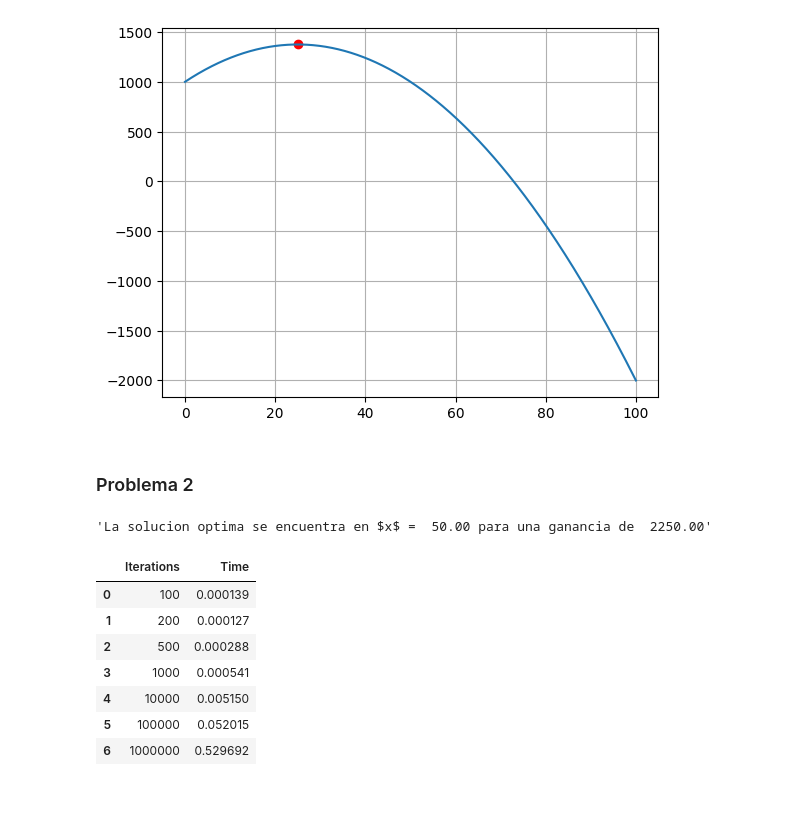
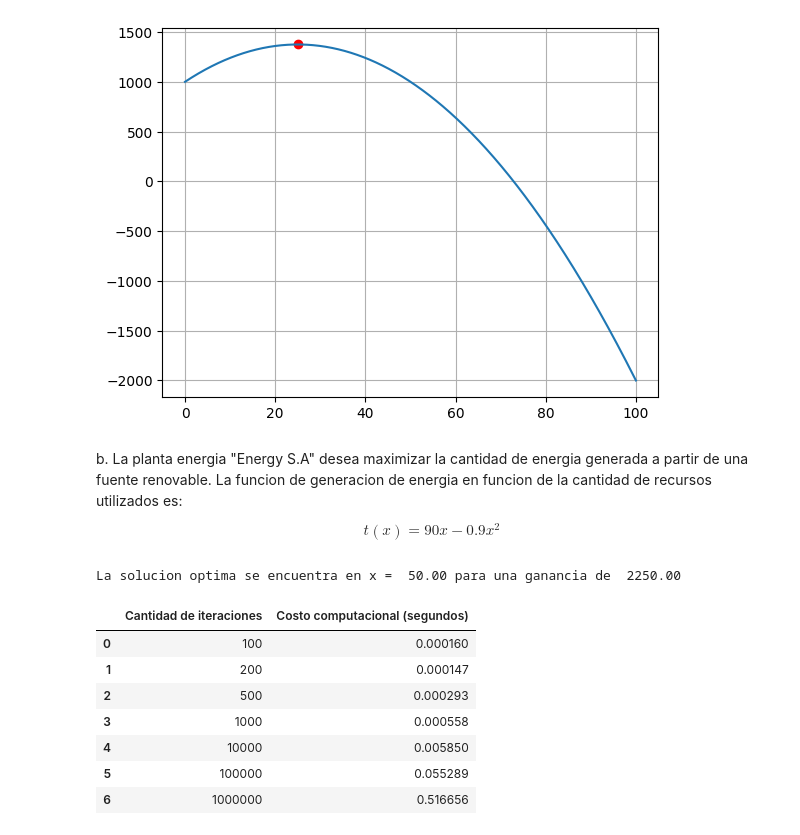
Before and after one commit to kkyouma/optimizacion, a Jupyter notebook: Prueba 1/guia-1.ipynb, the cells around one changed output. Drawn from its saved outputs; the diff is of its cells as text; code cells hidden in the pictures; blank space fills up the shorter version.

```diff
--- a/Prueba 1/guia-1.ipynb
+++ b/Prueba 1/guia-1.ipynb
@@ -62,44 +68,49 @@ plt.grid()
 # %% [output]
 El mayor beneficio se encuentra en x =  25.00, con  1375.00 de beneficio
 [figure]
-# %% [markdown]
-### Problema 2
+# %% [markdown]
+b. La planta energia "Energy S.A" desea maximizar la cantidad de energia generada a partir de una fuente renovable. La funcion de generacion de energia en funcion de la cantidad de recursos utilizados es:
+
+$$
+t(x) = 90x - 0.9x^2
+$$
 # %%
 def obj_function2(x):
     return 90 * x - 0.9 * x**2
 
 
 def find_optimitation(itreations):
     X2 = np.linspace(0, 1000, iterations)
 
     max_value = -np.inf
     for x_value in X2:
         y_value = obj_function2(x_value)
         if y_value > max_value:
             max_value = y_value
             parameters = [x_value, y_value]
     return parameters
 
 
 if __name__ == "__main__":
     all_iterations = [100, 200, 500, 1000, 10000, 100000, 1000000]
     list_time = []
     parameters = []
     for iterations in all_iterations:
         start_time = time.perf_counter()
         parameters = find_optimitation(iterations)
         end_time = time.perf_counter() - start_time
         list_time.append(end_time)
 
 print (f"La solucion optima se encuentra en x = {parameters[0]: .2f} para una ganancia de {parameters[1]: .2f}")
-pd.DataFrame({"Iterations": all_iterations, "Time": list_time})
+pd.DataFrame({"Cantidad de iteraciones": all_iterations,
+              "Costo computacional (segundos)": list_time})
 # %% [output]
-'La solucion optima se encuentra en $x$ =  50.00 para una ganancia de  2250.00'
+La solucion optima se encuentra en x =  50.00 para una ganancia de  2250.00
-|  | Iterations | Time |
-| 0 | 100 | 0.000139 |
-| 1 | 200 | 0.000127 |
-| 2 | 500 | 0.000288 |
-| 3 | 1000 | 0.000541 |
-| 4 | 10000 | 0.005150 |
-| 5 | 100000 | 0.052015 |
-| 6 | 1000000 | 0.529692 |
+|  | Cantidad de iteraciones | Costo computacional (segundos) |
+| 0 | 100 | 0.000160 |
+| 1 | 200 | 0.000147 |
+| 2 | 500 | 0.000293 |
+| 3 | 1000 | 0.000558 |
+| 4 | 10000 | 0.005850 |
+| 5 | 100000 | 0.055289 |
+| 6 | 1000000 | 0.516656 |
```
Also changed, not shown: parts of 10 cells of this notebook.
